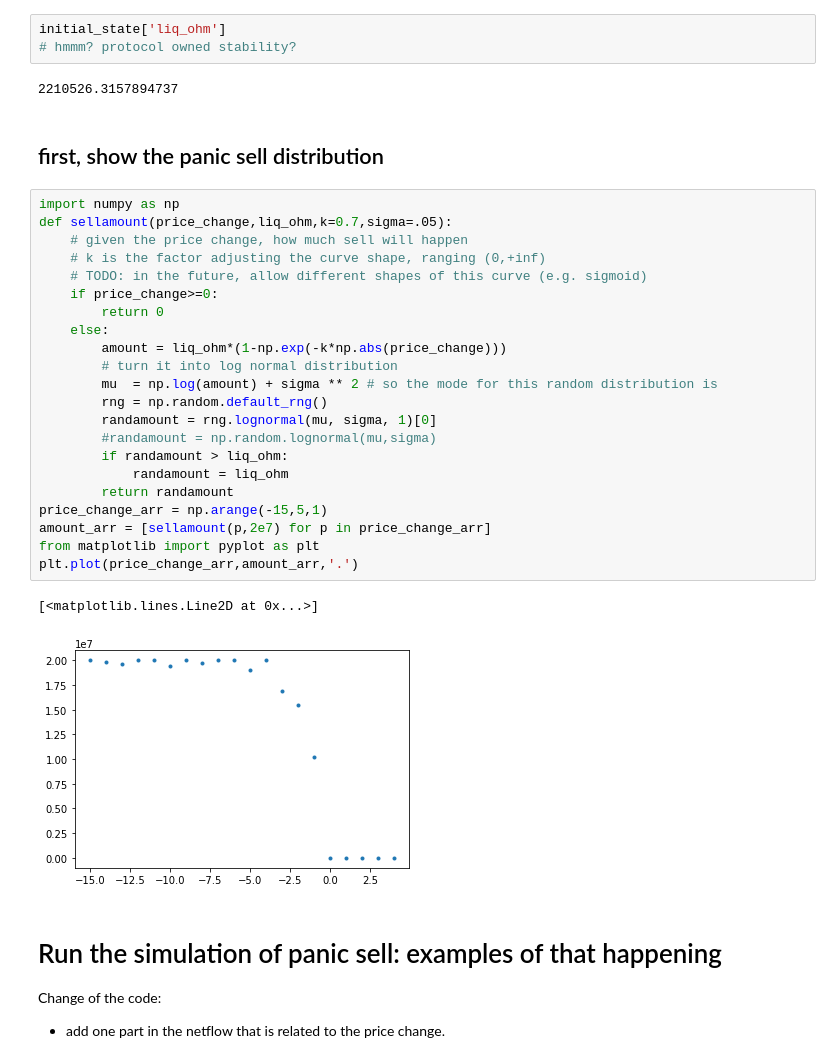
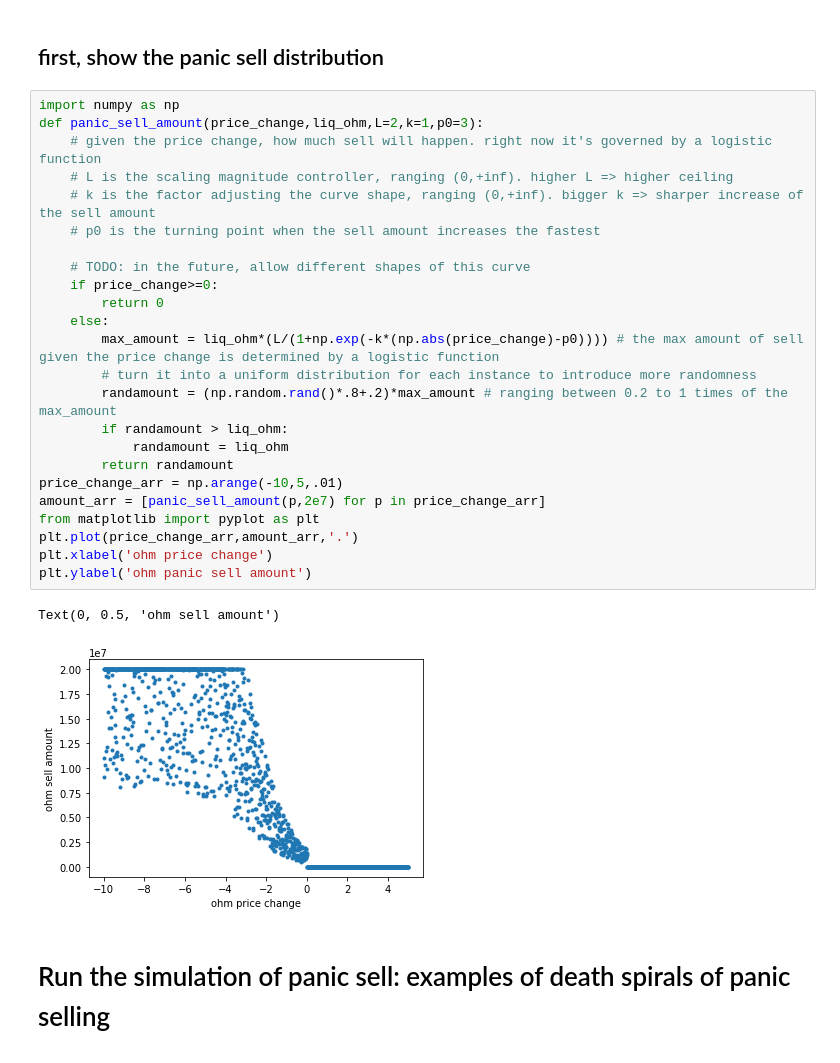
Before and after one commit to OlympusDAO/olympus-digital-twin, a Jupyter notebook: panic_selling_exp.ipynb, the cells around one changed output. Saved outputs shown, nothing was run; the diff lists cells and outputs as text.

```diff
--- a/panic_selling_exp.ipynb
+++ b/panic_selling_exp.ipynb
@@ -64,40 +34,34 @@ initial_state
-# %%
-initial_state['liq_ohm']
-# hmmm? protocol owned stability?
-# %% [output]
-2210526.3157894737
 # %% [markdown]
 ## first, show the panic sell distribution
 # %%
 import numpy as np
-def sellamount(price_change,liq_ohm,k=0.7,sigma=.05):
-    # given the price change, how much sell will happen
-    # k is the factor adjusting the curve shape, ranging (0,+inf)
-    # TODO: in the future, allow different shapes of this curve (e.g. sigmoid)
+def panic_sell_amount(price_change,liq_ohm,L=2,k=1,p0=3):
+    # given the price change, how much sell will happen. right now it's governed by a logistic function
+    # L is the scaling magnitude controller, ranging (0,+inf). higher L => higher ceiling
+    # k is the factor adjusting the curve shape, ranging (0,+inf). bigger k => sharper increase of the sell amount
+    # p0 is the turning point when the sell amount increases the fastest
+
+    # TODO: in the future, allow different shapes of this curve
     if price_change>=0:
         return 0
     else:
-        amount = liq_ohm*(1-np.exp(-k*np.abs(price_change)))
-        # turn it into log normal distribution
-        mu  = np.log(amount) + sigma ** 2 # so the mode for this random distribution is
-        rng = np.random.default_rng()
-        randamount = rng.lognormal(mu, sigma, 1)[0]
-        #randamount = np.random.lognormal(mu,sigma)
+        max_amount = liq_ohm*(L/(1+np.exp(-k*(np.abs(price_change)-p0)))) # the max amount of sell given the price change is determined by a logistic function
+        # turn it into a uniform distribution for each instance to introduce more randomness
+        randamount = (np.random.rand()*.8+.2)*max_amount # ranging between 0.2 to 1 times of the max_amount
         if randamount > liq_ohm:
             randamount = liq_ohm
         return randamount
-price_change_arr = np.arange(-15,5,1)
-amount_arr = [sellamount(p,2e7) for p in price_change_arr]
+price_change_arr = np.arange(-10,5,.01)
+amount_arr = [panic_sell_amount(p,2e7) for p in price_change_arr]
 from matplotlib import pyplot as plt
 plt.plot(price_change_arr,amount_arr,'.')
+plt.xlabel('ohm price change')
+plt.ylabel('ohm panic sell amount')
 # %% [output]
-[<matplotlib.lines.Line2D at 0x...>]
+Text(0, 0.5, 'ohm sell amount')
-[figure, old version]
+[figure, new version]
 # %% [markdown]
-# Run the simulation of panic sell: examples of that happening
-
-Change of the code:
-- add one part in the netflow that is related to the price change.
+# Run the simulation of panic sell: examples of death spirals of panic selling
 # %%
 from model.utility.default_parameters import default_params1 as params
 import pandas as pd
```
Also changed, not shown: parts of 35 cells of this notebook, 3 other files.
